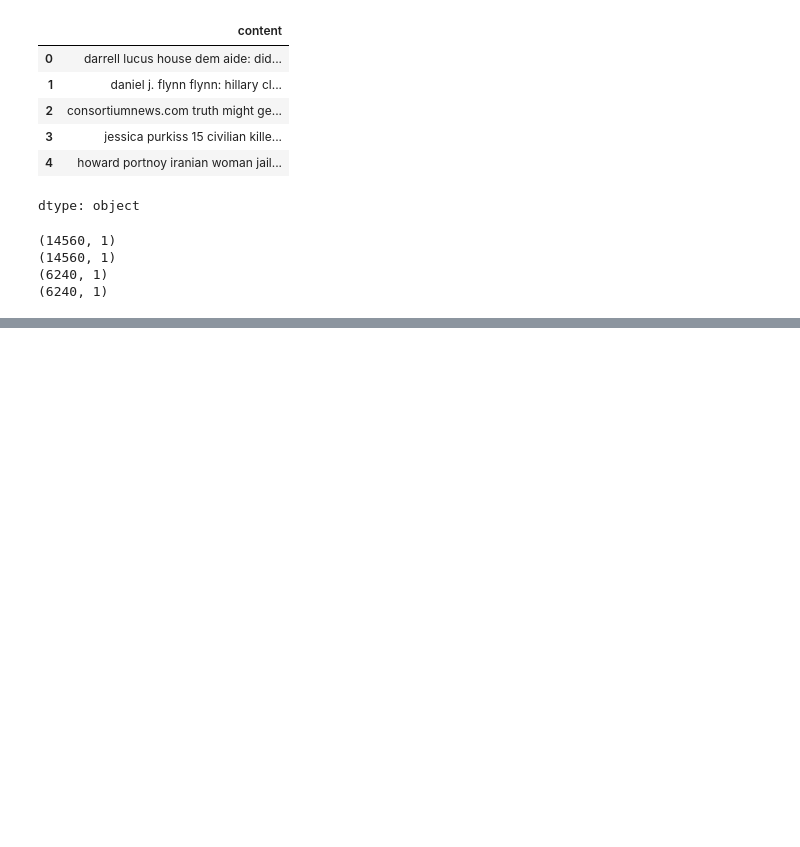
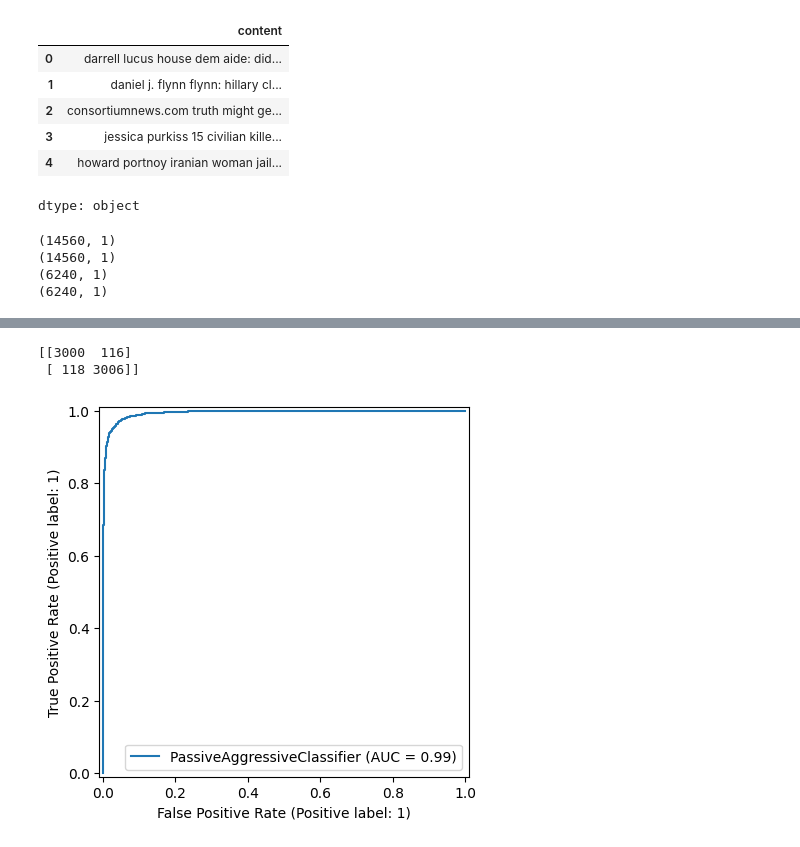
Before and after one commit to DeekshaChowdhary/Covid_Fake_News_Classification, a Jupyter notebook: Fake_Newsipynb.ipynb, the cells around one changed output, grey strips where cells are left out. Cells and saved outputs as stored; diff of their text form; code cells hidden in the pictures; blank space fills up the shorter version.

```diff
--- a/Fake_Newsipynb.ipynb
+++ b/Fake_Newsipynb.ipynb
@@ -137,0 +137,7 @@ print( y_test.shape)
+# %%
+from sklearn.feature_extraction.text import TfidfVectorizer
+
+tfidf_vect = TfidfVectorizer(analyzer='word', token_pattern=r'\w{1,}', max_features=5000)
+tfidf_vect.fit(X_train['content'])
+X_train_tfidf = tfidf_vect.transform(X_train['content'])
+X_test_tfidf = tfidf_vect.transform(X_test['content'])
@@ -137,0 +146,7 @@ print( y_test.shape)
+# %%
+from sklearn.linear_model import PassiveAggressiveClassifier
+from sklearn import metrics
+pclf = PassiveAggressiveClassifier()
+pclf.fit(X_train_tfidf,y_train)
+predictions = pclf.predict(X_test_tfidf)
+print(metrics.classification_report(y_test , predictions))
@@ -137,0 +162,11 @@ print( y_test.shape)
+# %%
+print(metrics.confusion_matrix(y_test , predictions))
+# %% [output]
+[[3000  116]
+ [ 118 3006]]
+# %%
+from sklearn.metrics import RocCurveDisplay
+RocCurveDisplay.from_estimator(pclf, X_test_tfidf, y_test)
+plt.show()
+# %% [output]
+[figure, added]
```
Also changed, not shown: parts of 12 cells of this notebook.
